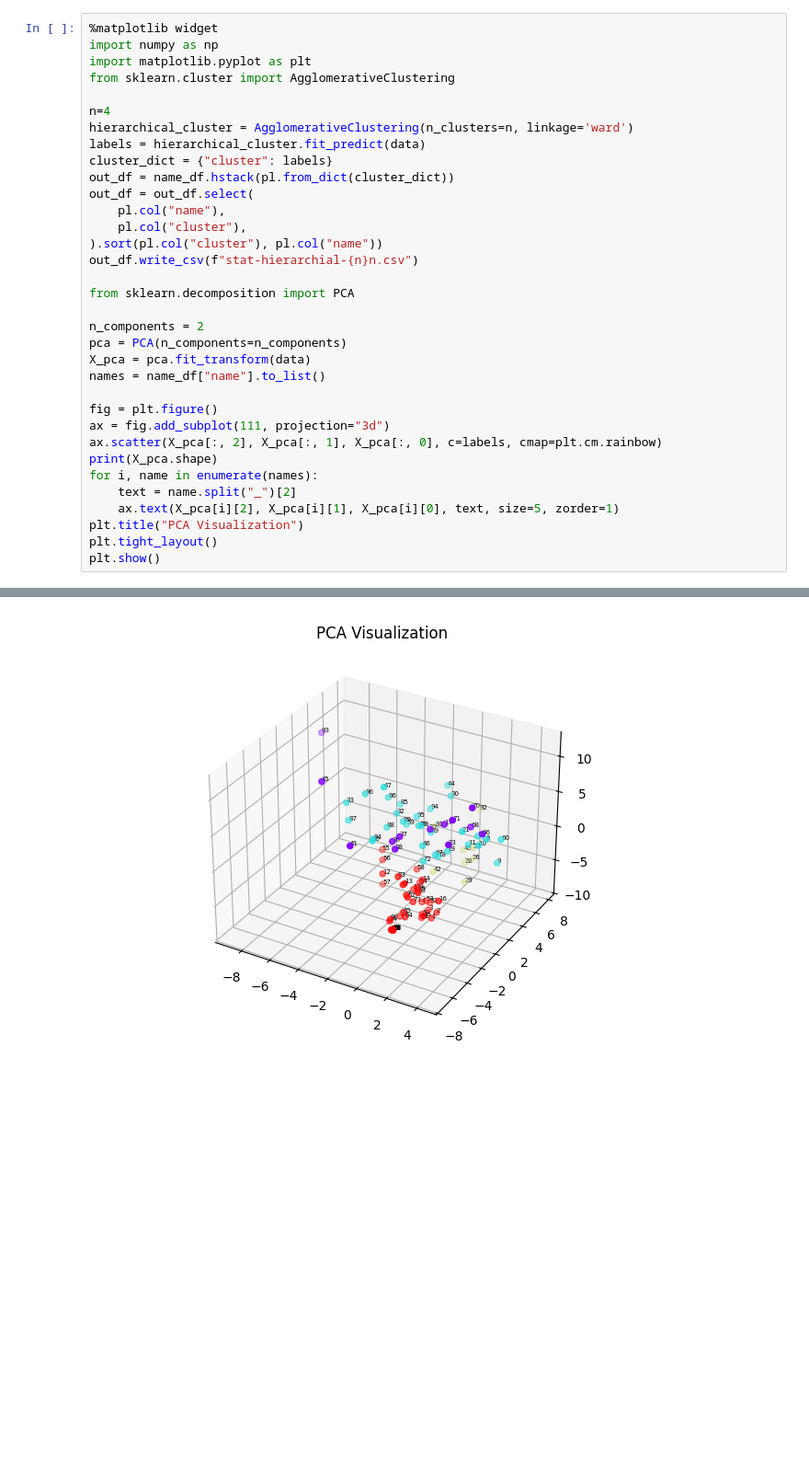
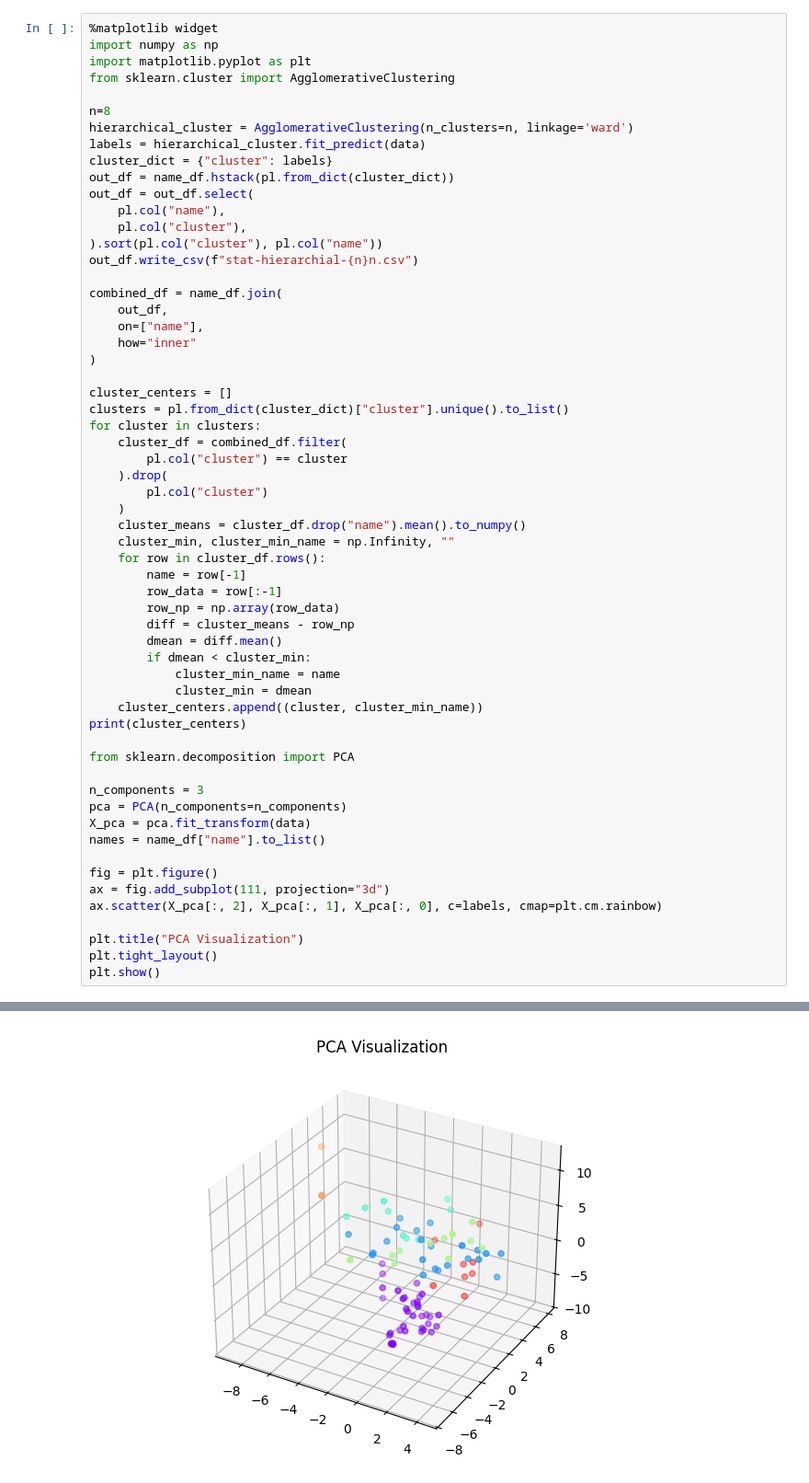
Before and after one commit to jzho987/dance-ai-research-project, a Jupyter notebook: src/utils/laban_analysis/hierachial_clustering.ipynb, the cells around one changed output, grey strips where cells are left out. Shown at 92% size. Saved outputs shown, nothing was run; the diff lists cells and outputs as text; blank space fills up the shorter version.

```diff
--- a/src/utils/laban_analysis/hierachial_clustering.ipynb
+++ b/src/utils/laban_analysis/hierachial_clustering.ipynb
@@ -81,7 +80,7 @@ import numpy as np
 import matplotlib.pyplot as plt
 from sklearn.cluster import AgglomerativeClustering
 
-n=4
+n=8
 hierarchical_cluster = AgglomerativeClustering(n_clusters=n, linkage='ward')
 labels = hierarchical_cluster.fit_predict(data)
 cluster_dict = {"cluster": labels}
@@ -92,9 +91,37 @@ out_df = out_df.select(
 ).sort(pl.col("cluster"), pl.col("name"))
 out_df.write_csv(f"stat-hierarchial-{n}n.csv")
 
+combined_df = name_df.join(
+    out_df,
+    on=["name"],
+    how="inner"
+)
+
+cluster_centers = []
+clusters = pl.from_dict(cluster_dict)["cluster"].unique().to_list()
+for cluster in clusters:
+    cluster_df = combined_df.filter(
+        pl.col("cluster") == cluster
+    ).drop(
+        pl.col("cluster")
+    )
+    cluster_means = cluster_df.drop("name").mean().to_numpy()
+    cluster_min, cluster_min_name = np.Infinity, ""
+    for row in cluster_df.rows():
+        name = row[-1]
+        row_data = row[:-1]
+        row_np = np.array(row_data)
+        diff = cluster_means - row_np
+        dmean = diff.mean()
+        if dmean < cluster_min:
+            cluster_min_name = name
+            cluster_min = dmean
+    cluster_centers.append((cluster, cluster_min_name))
+print(cluster_centers)
+
 from sklearn.decomposition import PCA
 
-n_components = 2
+n_components = 3
 pca = PCA(n_components=n_components)
 X_pca = pca.fit_transform(data)
 names = name_df["name"].to_list()
@@ -102,10 +129,7 @@ names = name_df["name"].to_list()
 fig = plt.figure()
 ax = fig.add_subplot(111, projection="3d")
 ax.scatter(X_pca[:, 2], X_pca[:, 1], X_pca[:, 0], c=labels, cmap=plt.cm.rainbow)
-print(X_pca.shape)
-for i, name in enumerate(names):
-    text = name.split("_")[2]
-    ax.text(X_pca[i][2], X_pca[i][1], X_pca[i][0], text, size=5, zorder=1)
+
 plt.title("PCA Visualization")
 plt.tight_layout()
 plt.show()
@@ -114 +138 @@ plt.show()
-[figure, old version]
+[figure, new version]
```
Also changed, not shown: parts of 2 cells of this notebook.
